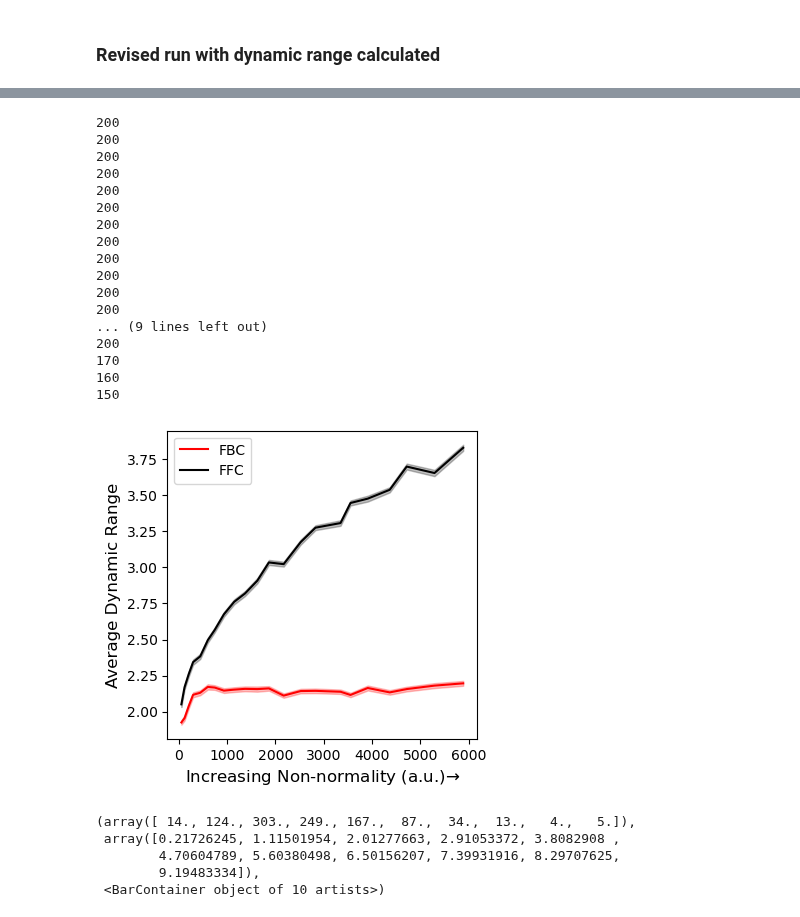
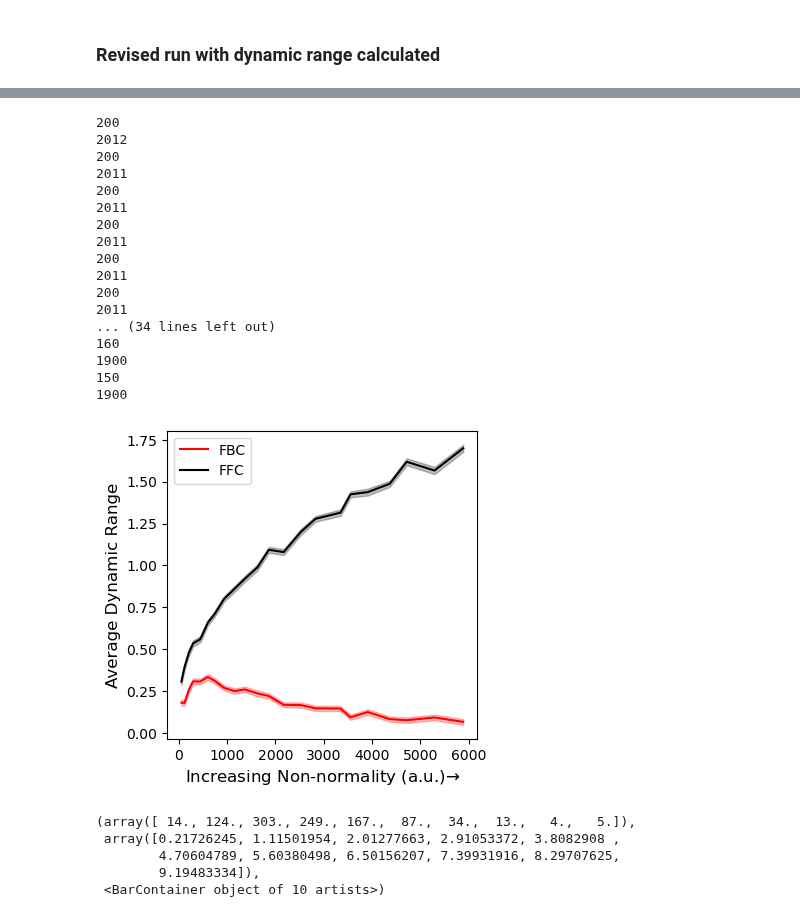
Before and after one commit to BouchardLab/FCCA_analysis, a Jupyter notebook: notebooks/theory/soc.ipynb, the cells around one changed output, grey strips where cells are left out. Drawn from its saved outputs; the diff is of its cells as text; code cells hidden in the pictures.

```diff
--- a/notebooks/theory/soc.ipynb
+++ b/notebooks/theory/soc.ipynb
@@ -179,11 +181,13 @@ nn3 = NonnormalAuto(W[1][24], 1e-5, 1)
 import pickle
 # %%
 # with open('soc_pseudo2.pkl', 'wb') as f:
+#     f.write(pickle.dumps(W))
 #     f.write(pickle.dumps(nn1))
 #     f.write(pickle.dumps(nn2))
 #     f.write(pickle.dumps(nn3))
 
 with open('soc_pseudo2.pkl', 'rb') as f:
+    W = pickle.load(f)
     nn1 = pickle.load(f)
     nn2 = pickle.load(f)
     nn3 = pickle.load(f)
@@ -192,9 +196,9 @@ n1 = Normal(W[0][0])
 n2 = Normal(W[0][12])
 n3 = Normal(W[0][24])
 # %%
-nnobj = nn1
-nobj = n1
-A_ = W[0][0]
+nnobj = nn3
+nobj = n3
+A_ = W[0][24]
 # %%
 fig, ax = plt.subplots(figsize=(4, 4))
 
@@ -820,3 +928,5 @@ df = pd.DataFrame(rl)
+# %%
+df_control = pd.DataFrame(rl)
 # %%
 R = np.unique(df['R'].values)
 reps = np.unique(df['rep'].values)
@@ -825,9 +951,9 @@ inner_reps = np.unique(df['irep'].values)
 # Plot curve witha
 # average over reps. inner rep
 jpca_eig = np.zeros((R.size, 2, 200))
-
-# jpca_eig_control = np.zeros((R.size,2000))
+jpca_eig_control = np.zeros((R.size,2000))
 dyn_range = np.zeros((R.size, 2, 200))
+dyn_range_control = np.zeros((R.size, 2000))
 
 nn = np.zeros(R.size)
 ngood = np.zeros(R.size)
@@ -844,57 +970,62 @@ for i, r in enumerate(R):
     if j < 199:
         jpca_eig[i, :, j:] = np.nan
         dyn_range[i, :, j:] = np.nan
-    # df_control_ = apply_df_filters(df_control, R=r)
-    # print(df_control_.shape[0])
-    # for j in range(df_control_.shape[0]):
-    #     jpca_eig_control[i, j] = df_control_.iloc[j]['jpca_eig']
 
-    # # If we didn't complete the run, fill in with nans
-    # if j < 1999:
-    #     jpca_eig_control[i, j:] = np.nan
+    df_control_ = apply_df_filters(df_control, R=r)
+    print(df_control_.shape[0])
+    for j in range(min(df_control_.shape[0], 2000)):
+        dyn_range_control[i, j] = df_control_.iloc[j]['dyn_range']
+
+    # If we didn't complete the run, fill in with nans
+    if j < 1999:
+        dyn_range_control[i, j:] = np.nan
 # %% [output]
 200
+2012
 200
+2011
 200
+2011
 200
+2011
 200
+2011
 200
-200
-200
-200
-200
-200
-200
-... (9 lines left out)
-200
-170
+2011
+... (34 lines left out)
 160
+1900
 150
+1900
 # %%
 fig, ax =  plt.subplots(figsize=(4, 4))
 cutoff = 3
+
+baseline = np.nanmean(dyn_range_control, axis=-1)[:, np.newaxis]
+dyn_range[:, 0, :] = dyn_range[:, 0, :] - baseline
+dyn_range[:, 1, :] = dyn_range[:, 1, :] - baseline
+
 ax.plot(nn[:-cutoff], np.nanmean(dyn_range[:-cutoff, 0], axis=-1), color='r')
 ax.fill_between(nn[:-cutoff], np.nanmean(dyn_range[:-cutoff, 0], axis=-1) - 1/np.sqrt(200)*np.nanstd(dyn_range[:-cutoff, 0], axis=-1),
                 np.nanmean(dyn_range[:-cutoff, 0], axis=-1) + 1/np.sqrt(200)*np.nanstd(dyn_range[:-cutoff, 0], axis=-1),
                 color='r', alpha=0.25)
 ax.plot(nn[:-cutoff], np.nanmean(dyn_range[:-cutoff, 1], axis=-1), color='k')
 ax.fill_between(nn[:-cutoff], np.nanmean(dyn_range[:-cutoff, 1], axis=-1) - 1/np.sqrt(200)*np.nanstd(dyn_range[:-cutoff, 1], axis=-1),
                 np.nanmean(dyn_range[:-cutoff, 1], axis=-1) + 1/np.sqrt(200)*np.nanstd(dyn_range[:-cutoff, 1], axis=-1),
                 color='k', alpha=0.25)
 
 ax.set_ylabel('Average Dynamic Range', fontsize=12)
-# ax.plot(nn, np.nanmean(dyn_range_control, axis=-1), color='b')
-# ax.fill_between(nn, np.nanmean(dyn_range_control, axis=-1) - 1/np.sqrt(200)*np.nanstd(dyn_range_control, axis=-1),
-#                 np.nanmean(dyn_range_control, axis=-1) + 1/np.sqrt(200)*np.nanstd(dyn_range_control, axis=-1),
+# ax.plot(nn[:-cutoff], np.nanmean(dyn_range_control[:-cutoff], axis=-1), color='b')
+# ax.fill_between(nn[:-cutoff], np.nanmean(dyn_range_control[:-cutoff], axis=-1) - 1/np.sqrt(200)*np.nanstd(dyn_range_control[:-cutoff], axis=-1),
+#                 np.nanmean(dyn_range_control[:-cutoff], axis=-1) + 1/np.sqrt(200)*np.nanstd(dyn_range_control[:-cutoff], axis=-1),
 #                 color='b', alpha=0.25)
-
 #ax.set_xlabel('Non-normality (a.u.)', fontsize=12)
 ax.legend(['FBC', 'FFC'])
 # ax.set_xticks()
 ax.set_xlabel('Increasing Non-normality (a.u.)' + r'$\to$', fontsize=12)
 fig.savefig('/home/akumar/nse/neural_control/figs/synth/soc_jpca_dyn_range.pdf', bbox_inches='tight', pad_inches=0)
 # %% [output]
-[figure, old version]
+[figure, new version]
 # %%
 # Plots for visualizing dynamic range
 # %%
```
Also changed, not shown: parts of 14 cells of this notebook, 27 other files.
